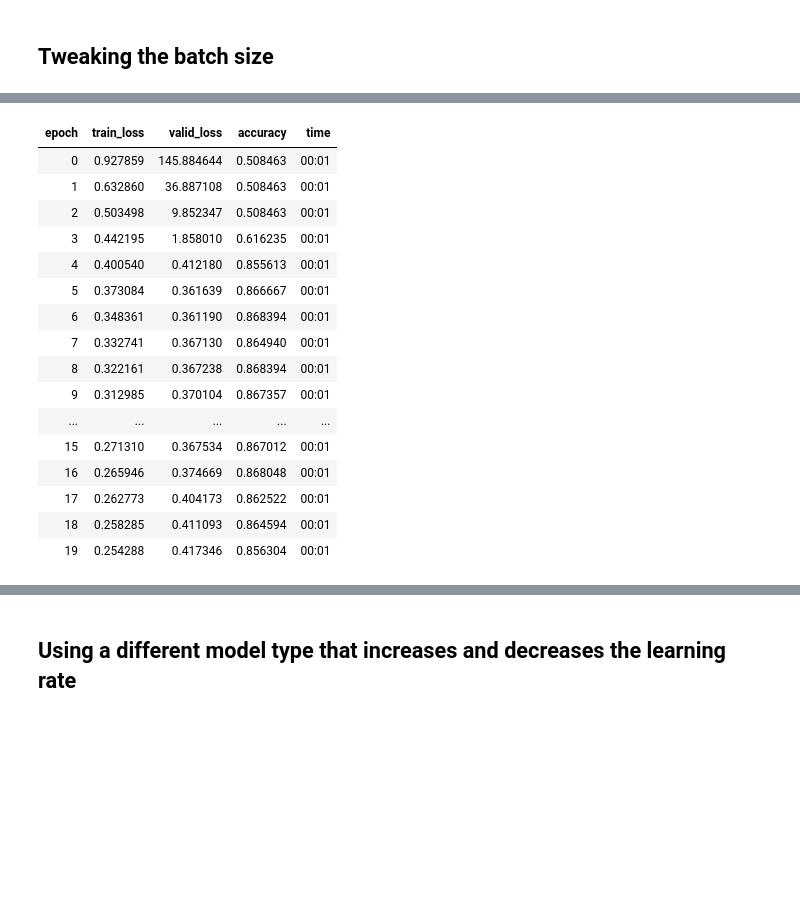
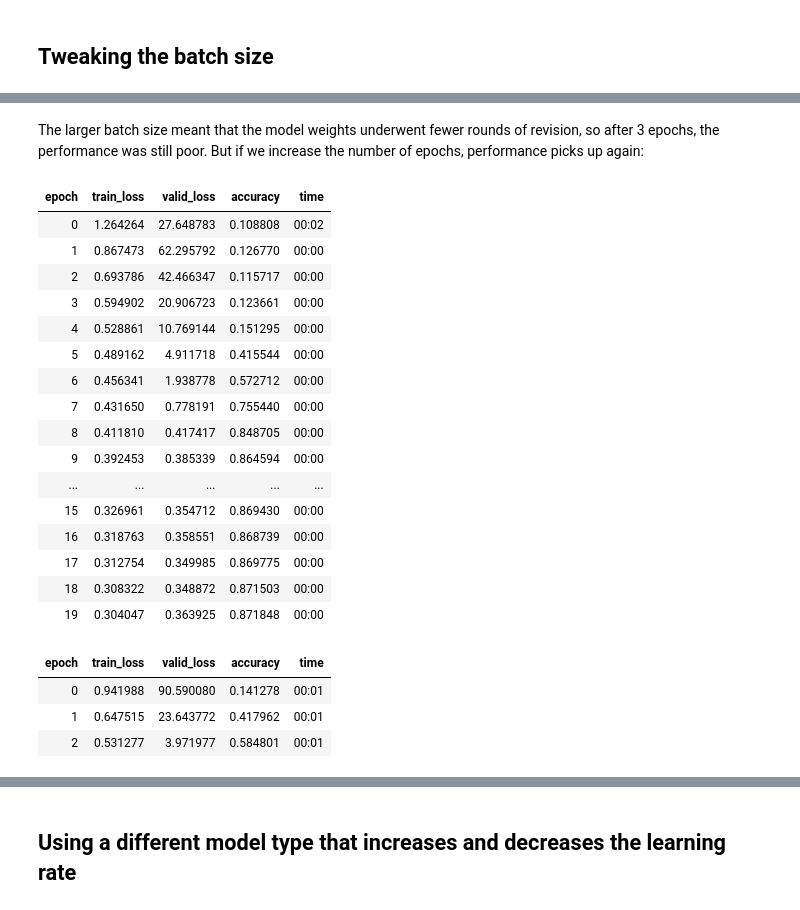
Before and after one commit to carlvh-wimmy/ahri_practicals, a Jupyter notebook: verbal_autopsy_nn/neural_net.ipynb, the cells around one changed output, grey strips where cells are left out. Cells and saved outputs as stored; diff of their text form; code cells hidden in the pictures; blank space fills up the shorter version.

```diff
--- a/verbal_autopsy_nn/neural_net.ipynb
+++ b/verbal_autopsy_nn/neural_net.ipynb
@@ -204,22 +229,33 @@ learn.fit(3, lr=0.05)
+# %% [markdown]
+The larger batch size meant that the model weights underwent fewer rounds of revision, so after 3 epochs, the performance was still poor. But if we increase the number of epochs, performance picks up again:
 # %%
-dls = to.dataloaders(bs=1028)
+dls = to.dataloaders(bs=2056)
 learn = tabular_learner(dls, metrics=[accuracy])
 learn.fit(20, lr=0.05)
 # %% [output]
 | epoch | train_loss | valid_loss | accuracy | time |
-| 0 | 0.927859 | 145.884644 | 0.508463 | 00:01 |
-| 1 | 0.632860 | 36.887108 | 0.508463 | 00:01 |
-| 2 | 0.503498 | 9.852347 | 0.508463 | 00:01 |
-| 3 | 0.442195 | 1.858010 | 0.616235 | 00:01 |
-| 4 | 0.400540 | 0.412180 | 0.855613 | 00:01 |
-| 5 | 0.373084 | 0.361639 | 0.866667 | 00:01 |
-| 6 | 0.348361 | 0.361190 | 0.868394 | 00:01 |
-| 7 | 0.332741 | 0.367130 | 0.864940 | 00:01 |
-| 8 | 0.322161 | 0.367238 | 0.868394 | 00:01 |
-| 9 | 0.312985 | 0.370104 | 0.867357 | 00:01 |
+| 0 | 1.264264 | 27.648783 | 0.108808 | 00:02 |
+| 1 | 0.867473 | 62.295792 | 0.126770 | 00:00 |
+| 2 | 0.693786 | 42.466347 | 0.115717 | 00:00 |
+| 3 | 0.594902 | 20.906723 | 0.123661 | 00:00 |
+| 4 | 0.528861 | 10.769144 | 0.151295 | 00:00 |
+| 5 | 0.489162 | 4.911718 | 0.415544 | 00:00 |
+| 6 | 0.456341 | 1.938778 | 0.572712 | 00:00 |
+| 7 | 0.431650 | 0.778191 | 0.755440 | 00:00 |
+| 8 | 0.411810 | 0.417417 | 0.848705 | 00:00 |
+| 9 | 0.392453 | 0.385339 | 0.864594 | 00:00 |
 | ... | ... | ... | ... | ... |
-| 15 | 0.271310 | 0.367534 | 0.867012 | 00:01 |
-| 16 | 0.265946 | 0.374669 | 0.868048 | 00:01 |
-| 17 | 0.262773 | 0.404173 | 0.862522 | 00:01 |
-| 18 | 0.258285 | 0.411093 | 0.864594 | 00:01 |
-| 19 | 0.254288 | 0.417346 | 0.856304 | 00:01 |
+| 15 | 0.326961 | 0.354712 | 0.869430 | 00:00 |
+| 16 | 0.318763 | 0.358551 | 0.868739 | 00:00 |
+| 17 | 0.312754 | 0.349985 | 0.869775 | 00:00 |
+| 18 | 0.308322 | 0.348872 | 0.871503 | 00:00 |
+| 19 | 0.304047 | 0.363925 | 0.871848 | 00:00 |
+# %%
+dls = to.dataloaders(bs=1028)
+learn = tabular_learner(dls, metrics=[accuracy])
+learn.fit(3, lr=0.05)
+# %% [output]
+| epoch | train_loss | valid_loss | accuracy | time |
+| 0 | 0.941988 | 90.590080 | 0.141278 | 00:01 |
+| 1 | 0.647515 | 23.643772 | 0.417962 | 00:01 |
+| 2 | 0.531277 | 3.971977 | 0.584801 | 00:01 |
```
Also changed, not shown: parts of 26 cells of this notebook.
